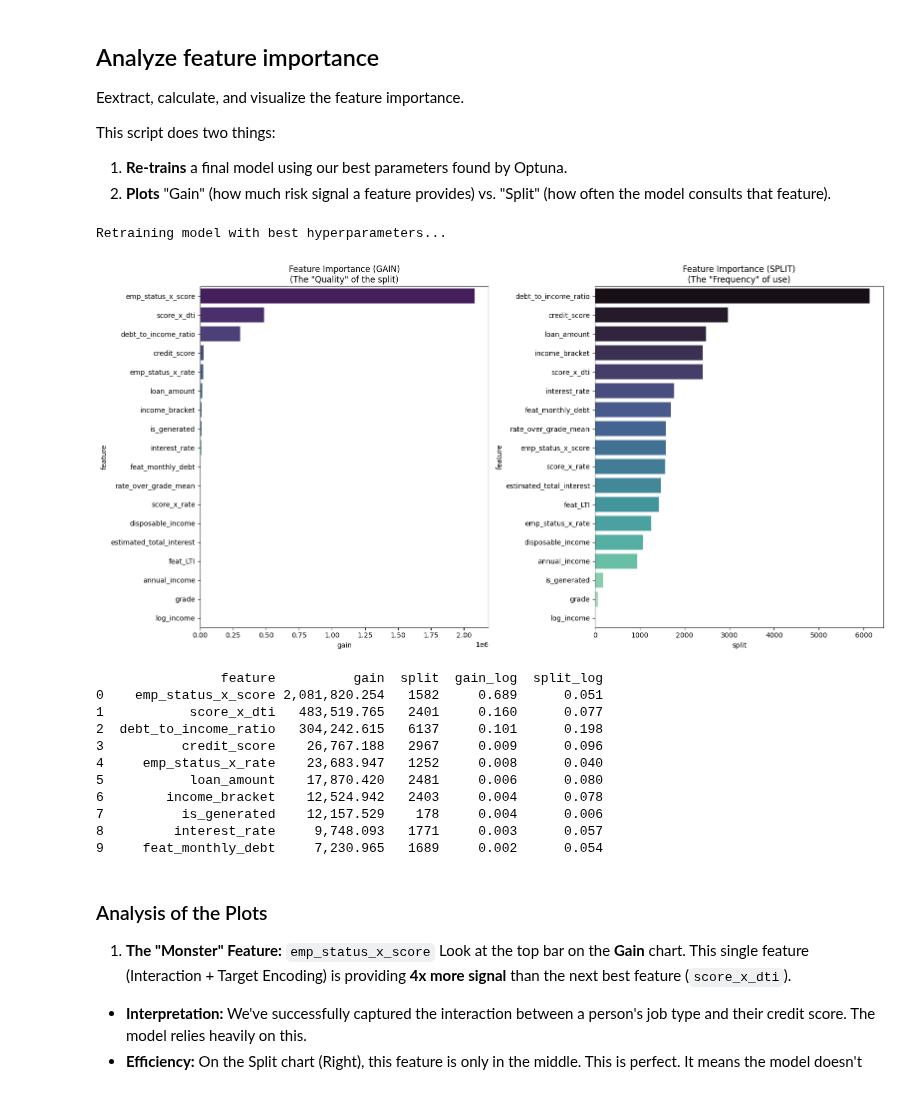
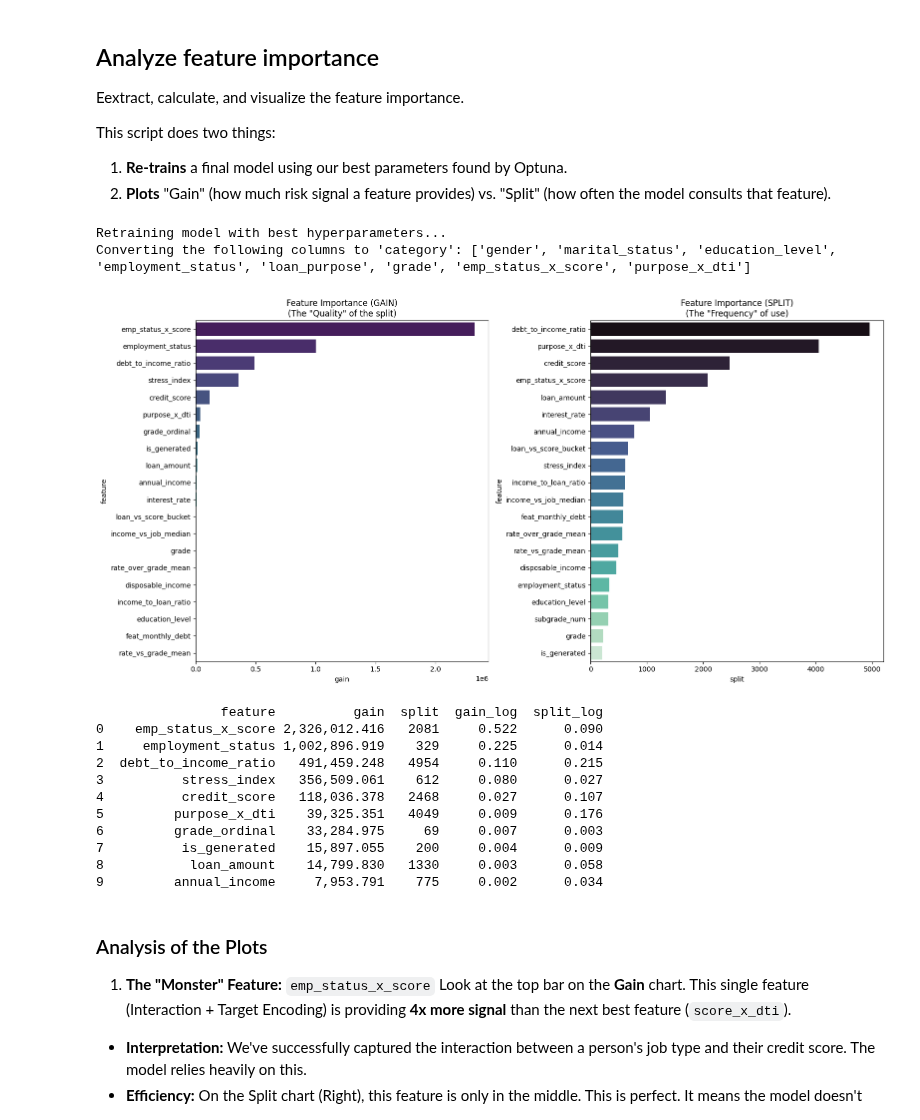
Before and after one commit to SteveTarter/kaggle-playground-series, a Jupyter notebook: 2025/s5e11/Predicting Loan Payback (S5E11).ipynb, the cells around one changed output. Cells and saved outputs as stored; diff of their text form; code cells hidden in the pictures.

```diff
--- a/2025/s5e11/Predicting Loan Payback (S5E11).ipynb
+++ b/2025/s5e11/Predicting Loan Payback (S5E11).ipynb
@@ -1025,5 +1040,5 @@ trn_df columns Index(['id', 'annual_income', 'debt_to_income_ratio', 'credit_sco
 # %%
-fe_df, fe_encoder = feature_engineer(trn_df, fit=True)
+fe_df, fe_encoder = feature_engineer_lgbm(trn_df, fit=True)
 
 fe_df.head()
 # %% [output]
@@ -1102,3 +1119,8 @@ def resolve_lgb_device(use_gpu: bool, X: pd.DataFrame, y: pd.Series,
 
     # Simple CPU fallback
     return {"device_type": "cpu"}
+
+# Set parameter based on whether a gpu is available and requested.
+device_params = resolve_lgb_device(USE_GPU, X, y)
+has_gpu = device_params['device_type'] == 'gpu'
+print(f"USE_GPU = {USE_GPU}; device_params={device_params}")#
@@ -1303,0 +1420,4 @@ def predict(df: pd.DataFrame) -> np.ndarray:
+# %%
+fe_df = feature_engineer_catboost(trn_df)
+
+fe_df.head()
@@ -1303,0 +1431,7 @@ def predict(df: pd.DataFrame) -> np.ndarray:
+# %%
+# Define Features (X) and Target (y) ---
+X = fe_df.drop(TARGET, axis=1)
+y = fe_df[TARGET].astype(int)
+
+# Now, feature engineer the test data for CatBoost.
+X_test = feature_engineer_catboost(tst_df)
@@ -1310,12 +1793,29 @@ This script does two things:
 1. **Re-trains** a final model using our best parameters found by Optuna.
 2. **Plots** "Gain" (how much risk signal a feature provides) vs. "Split" (how often the model consults that feature).
 # %%
-def analyze_feature_importance(study, X, y):
+def analyze_feature_importance(X, y):
     """
     Retrains a model on the full dataset using the best params from Optuna
     and plots Gain vs Split importance.
     """
     print("Retraining model with best hyperparameters...")
+
+    # LightGBM native API crashes on 'object' dtype.
+    # We must cast them to 'category'.
+    X_train = X.copy() # Operate on a copy to not affect the global dataframe
+
+    # Identify object columns (strings)
+    cat_cols = X_train.select_dtypes(include=['object']).columns.tolist()
+
+    # Also identify existing category columns (to be safe)
+    existing_cat_cols = X_train.select_dtypes(include=['category']).columns.tolist()
+
+    all_cat_cols = cat_cols + existing_cat_cols
+
+    print(f"Converting the following columns to 'category': {cat_cols}")
+
+    for col in cat_cols:
+        X_train[col] = X_train[col].astype('category')
 
     # Reconstruct the parameter dictionary
     # We must merge the fixed params with the Optuna best params
@@ -1325,9 +1825,9 @@ def analyze_feature_importance(study, X, y):
         "boosting_type": "gbdt",
         "verbose": -1,
         "n_jobs": -1,
-        "seed": 42,
+        "seed": seed,
         "device_type": "cpu", # Force CPU as discussed
-        **study.best_params
+        **best_lgb_params
     }
 
     # Handle class weights if they were part of the tuning
@@ -1343,7 +1843,7 @@ def analyze_feature_importance(study, X, y):
     # Prepare Dataset
     # Ensure categorical columns are set correctly before training
     # (LightGBM ignores 'categorical_feature' param when data is 'category' dtype)
-    train_data = lgb.Dataset(X, label=y)
+    train_data = lgb.Dataset(X_train, label=y)
 
     # Train Final Model
     # No validation set needed here; we are just extracting structural info
@@ -1354,7 +1854,7 @@ def analyze_feature_importance(study, X, y):
     )
 
     # Extract Importance
-    features = X.columns
+    features = X_train.columns
     importance_gain = booster.feature_importance(importance_type='gain')
     importance_split = booster.feature_importance(importance_type='split')
 
@@ -1367,47 +1867,50 @@ def analyze_feature_importance(study, X, y):
     # Normalize for visualization (0-100 scale)
     df_imp['gain_log'] = df_imp['gain'] / df_imp['gain'].sum()
     df_imp['split_log'] = df_imp['split'] / df_imp['split'].sum()
 
     # Sort by Gain (usually the most critical metric)
     df_imp = df_imp.sort_values('gain', ascending=False).reset_index(drop=True)
 
     # Visualization
     fig, ax = plt.subplots(1, 2, figsize=(16, 8))
 
     # Plot Gain
     sns.barplot(x='gain', y='feature', data=df_imp.head(20), ax=ax[0], palette='viridis')
     ax[0].set_title('Feature Importance (GAIN)\n(The "Quality" of the split)')
 
     # Plot Split
     # Re-sort by split for the second chart
     df_split = df_imp.sort_values('split', ascending=False).head(20)
     sns.barplot(x='split', y='feature', data=df_split, ax=ax[1], palette='mako')
     ax[1].set_title('Feature Importance (SPLIT)\n(The "Frequency" of use)')
 
     plt.tight_layout()
     plt.show()
 
     return df_imp
 
-# Execution
-imp_df = analyze_feature_importance(study, X, y)
+# Define Features (X) and Target (y) ---
+X = fe_df.drop(TARGET, axis=1)
+y = fe_df[TARGET].astype(int)
+imp_df = analyze_feature_importance(X, y)
 
 # Show raw numbers
 print(imp_df.head(10))
 # %% [output]
 Retraining model with best hyperparameters...
+Converting the following columns to 'category': ['gender', 'marital_status', 'education_level', 'employment_status', 'loan_purpose', 'grade', 'emp_status_x_score', 'purpose_x_dti']
-[figure, old version]
+[figure, new version]
                 feature          gain  split  gain_log  split_log
-0    emp_status_x_score 2,081,820.254   1582     0.689      0.051
-1           score_x_dti   483,519.765   2401     0.160      0.077
-2  debt_to_income_ratio   304,242.615   6137     0.101      0.198
-3          credit_score    26,767.188   2967     0.009      0.096
-4     emp_status_x_rate    23,683.947   1252     0.008      0.040
-5           loan_amount    17,870.420   2481     0.006      0.080
-6        income_bracket    12,524.942   2403     0.004      0.078
-7          is_generated    12,157.529    178     0.004      0.006
-8         interest_rate     9,748.093   1771     0.003      0.057
-9     feat_monthly_debt     7,230.965   1689     0.002      0.054
+0    emp_status_x_score 2,326,012.416   2081     0.522      0.090
+1     employment_status 1,002,896.919    329     0.225      0.014
+2  debt_to_income_ratio   491,459.248   4954     0.110      0.215
+3          stress_index   356,509.061    612     0.080      0.027
+4          credit_score   118,036.378   2468     0.027      0.107
+5         purpose_x_dti    39,325.351   4049     0.009      0.176
+6         grade_ordinal    33,284.975     69     0.007      0.003
+7          is_generated    15,897.055    200     0.004      0.009
+8           loan_amount    14,799.830   1330     0.003      0.058
+9         annual_income     7,953.791    775     0.002      0.034
 # %% [markdown]
 ### Analysis of the Plots
 1. **The "Monster" Feature:** `emp_status_x_score` Look at the top bar on the **Gain** chart. This single feature (Interaction + Target Encoding) is providing **4x more signal** than the next best feature (`score_x_dti`).
```
Also changed, not shown: parts of 37 cells of this notebook, 5 other files.
